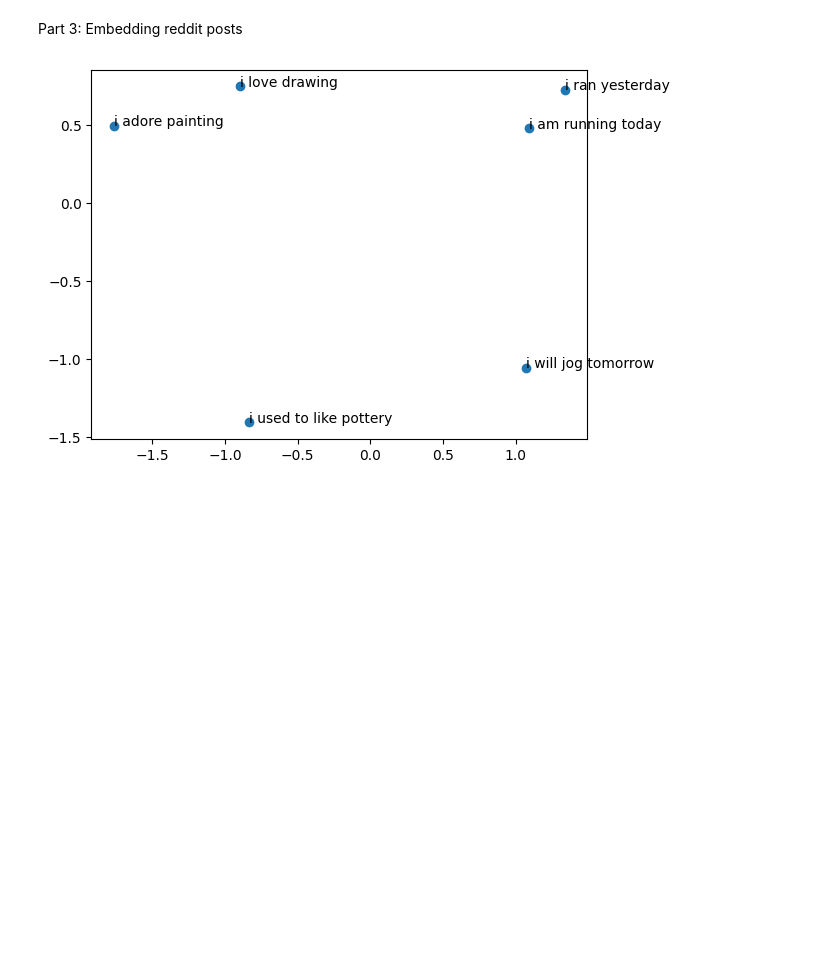
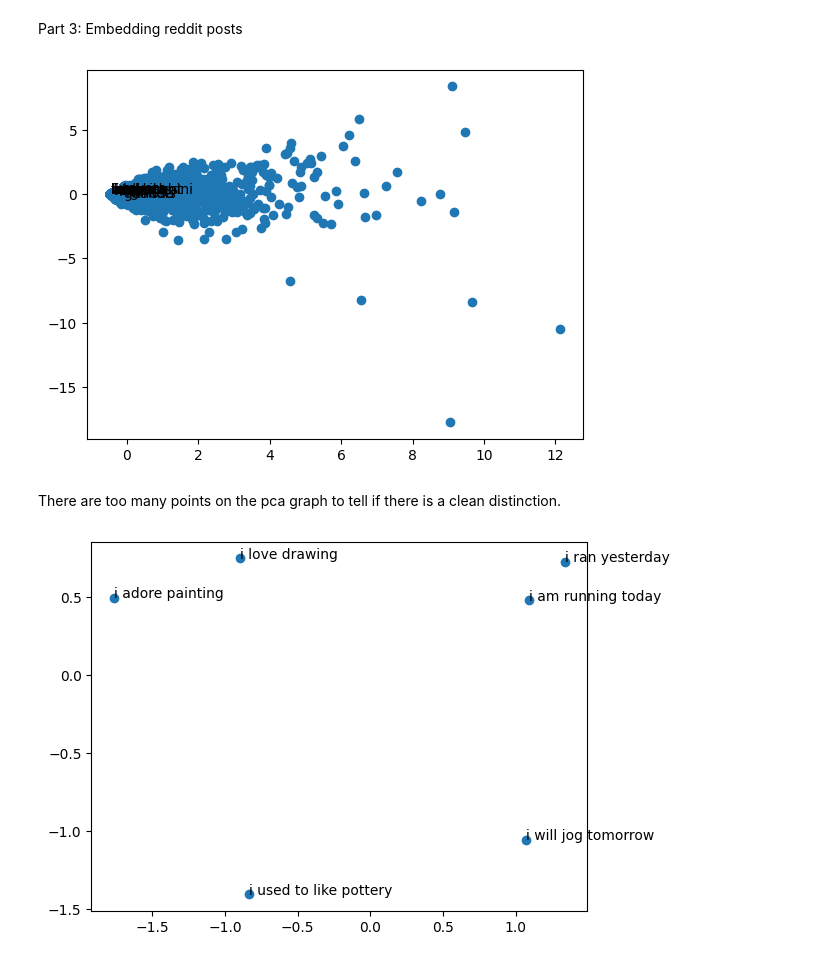
Before and after one commit to ethancmallory/project3-embeddings, a Jupyter notebook: project-3.ipynb, the cells around one changed output. Cells and saved outputs as stored; diff of their text form; code cells hidden in the pictures; blank space fills up the shorter version.

```diff
--- a/project-3.ipynb
+++ b/project-3.ipynb
@@ -207,9 +203,46 @@ data=pd.concat([uiuc,mich])
+# %%
+#using the code from project 1, clean the text and create a bag of words representation of the text
+def clean(text):
+    #remove newline and space characters
+    text = ' '.join(text.split())
+    #convert the text to lowercase
+    text = text.lower()
+    #remove punctuation
+    text = ''.join([char for char in text if char.isalpha() or char.isspace()])
+    return text
+
+data['cleaned_text'] = data['text'].apply(clean)
+
+vectorizer = CountVectorizer()
+bag_of_words = vectorizer.fit_transform(data['cleaned_text'])
 # %%
 #using the embedding code from last week, plot a pca of all posts in the subreddits data set
 
+from sklearn.feature_extraction.text import CountVectorizer
+
+vectorizer = CountVectorizer(min_df=2, max_df=0.8, stop_words='english')
+
+X = vectorizer.fit_transform(data["cleaned_text"])
+
+#identify clusters of words in the word embeddings at high dimensions
+
+pca=PCA(n_components=2)
+
+X_pca=pca.fit_transform(X)
+
+plt.scatter(X_pca[:,0],X_pca[:,1],)
+
+for i, word in enumerate(words):
+    plt.annotate(word, (X_pca[i,0],X_pca[i,1]))
+
+plt.show()
 #color by the "label" column to see if the two subreddits are separable in the embedding space
 
 # is there a clear separation between the two columns?
+# %% [output]
+[figure, added]
+# %% [markdown]
+There are too many points on the pca graph to tell if there is a clean distinction.
 # %%
 #here is a function to calculate the average embedding of a cleaned document
 import numpy as np
```
Also changed, not shown: parts of 18 cells of this notebook.
